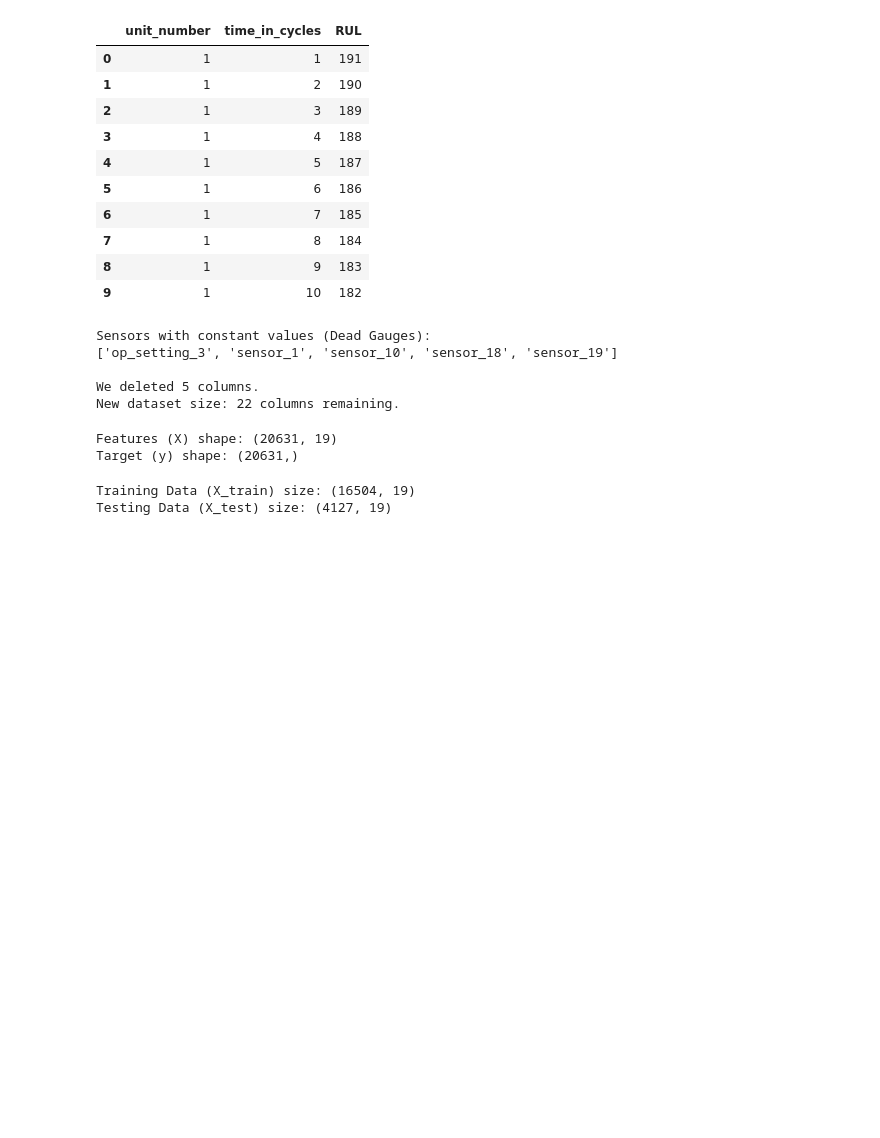
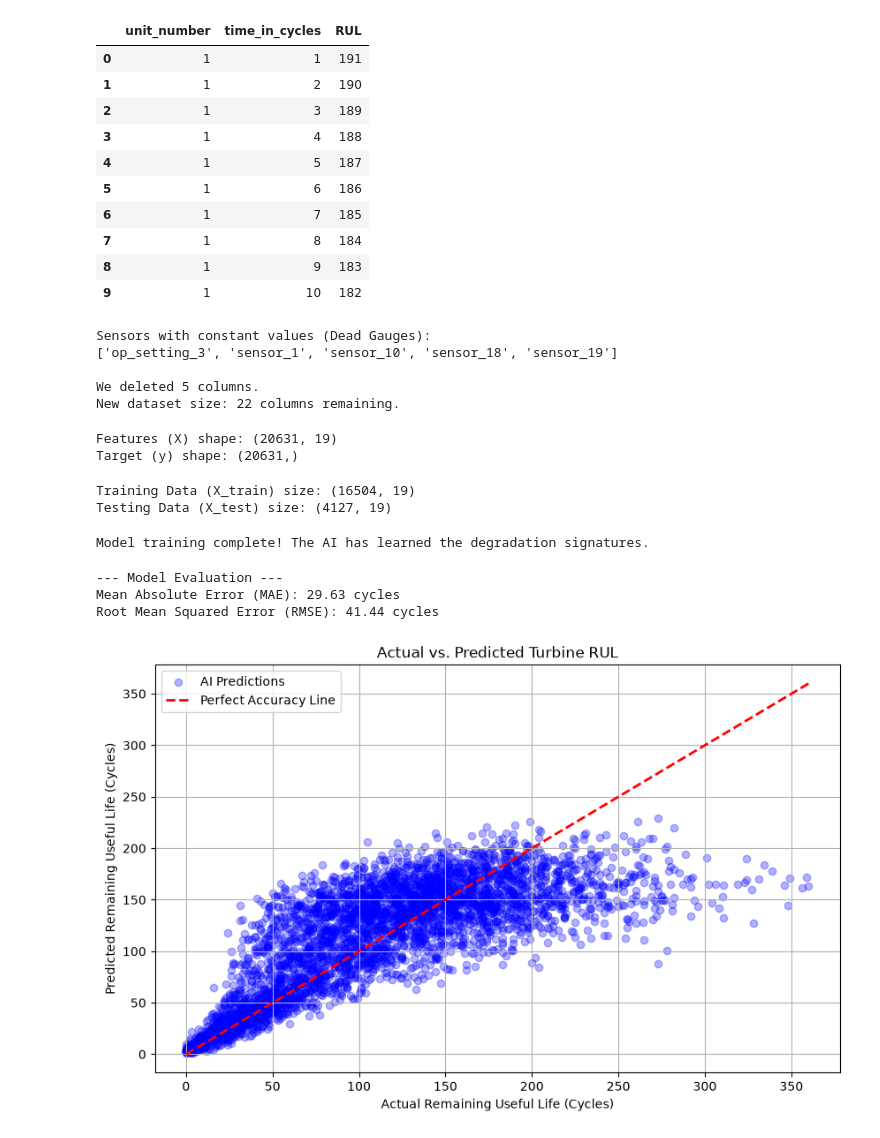
Before and after one commit to Nort0103/predictive-maintenance-turbine, a Jupyter notebook: data_exploration.ipynb, the cells around one changed output. Saved outputs shown, nothing was run; the diff lists cells and outputs as text; code cells hidden in the pictures; blank space fills up the shorter version.

Commit message:
Trained Random Forest model, evaluated metrics, and added visualization

```diff
--- a/data_exploration.ipynb
+++ b/data_exploration.ipynb
@@ -127,3 +127,61 @@ print("Testing Data (X_test) size:", X_test.shape)
 # %% [output]
 Training Data (X_train) size: (16504, 19)
 Testing Data (X_test) size: (4127, 19)
+# %%
+# Import the Random Forest Regressor from scikit-learn
+from sklearn.ensemble import RandomForestRegressor
+
+# 1. Initialize the model
+# n_estimators=100 means the AI will build 100 different "decision trees" and average their guesses
+model = RandomForestRegressor(n_estimators=100, random_state=42)
+
+# 2. Train the model! (This is where the AI actually learns)
+# We give it the sensor readings (X_train) and the correct answers (y_train)
+model.fit(X_train, y_train)
+
+print("Model training complete! The AI has learned the degradation signatures.")
+# %% [output]
+Model training complete! The AI has learned the degradation signatures.
+# %%
+# Import evaluation metrics from scikit-learn and numpy for math
+from sklearn.metrics import mean_squared_error, mean_absolute_error
+import numpy as np
+
+# 1. Ask the AI to predict the RUL for the unseen testing data
+predictions = model.predict(X_test)
+
+# 2. Calculate the metrics to see how far off the AI is
+mae = mean_absolute_error(y_test, predictions)
+rmse = np.sqrt(mean_squared_error(y_test, predictions))
+
+# 3. Print the results
+print("--- Model Evaluation ---")
+print(f"Mean Absolute Error (MAE): {mae:.2f} cycles")
+print(f"Root Mean Squared Error (RMSE): {rmse:.2f} cycles")
+# %% [output]
+--- Model Evaluation ---
+Mean Absolute Error (MAE): 29.63 cycles
+Root Mean Squared Error (RMSE): 41.44 cycles
+# %%
+import matplotlib.pyplot as plt
+
+# Set up the chart size
+plt.figure(figsize=(10, 6))
+
+# Plot AI predictions against actual answers
+plt.scatter(y_test, predictions, alpha=0.3, color='blue', label='AI Predictions')
+
+# Draw a red dashed line representing perfect 100% accuracy
+plt.plot([y_test.min(), y_test.max()], [y_test.min(), y_test.max()], 'r--', lw=2, label='Perfect Accuracy Line')
+
+# Add axis labels and chart title
+plt.xlabel('Actual Remaining Useful Life (Cycles)')
+plt.ylabel('Predicted Remaining Useful Life (Cycles)')
+plt.title('Actual vs. Predicted Turbine RUL')
+plt.legend()
+plt.grid(True)
+
+# Display the chart
+plt.show()
+# %% [output]
+[figure, added]
```
